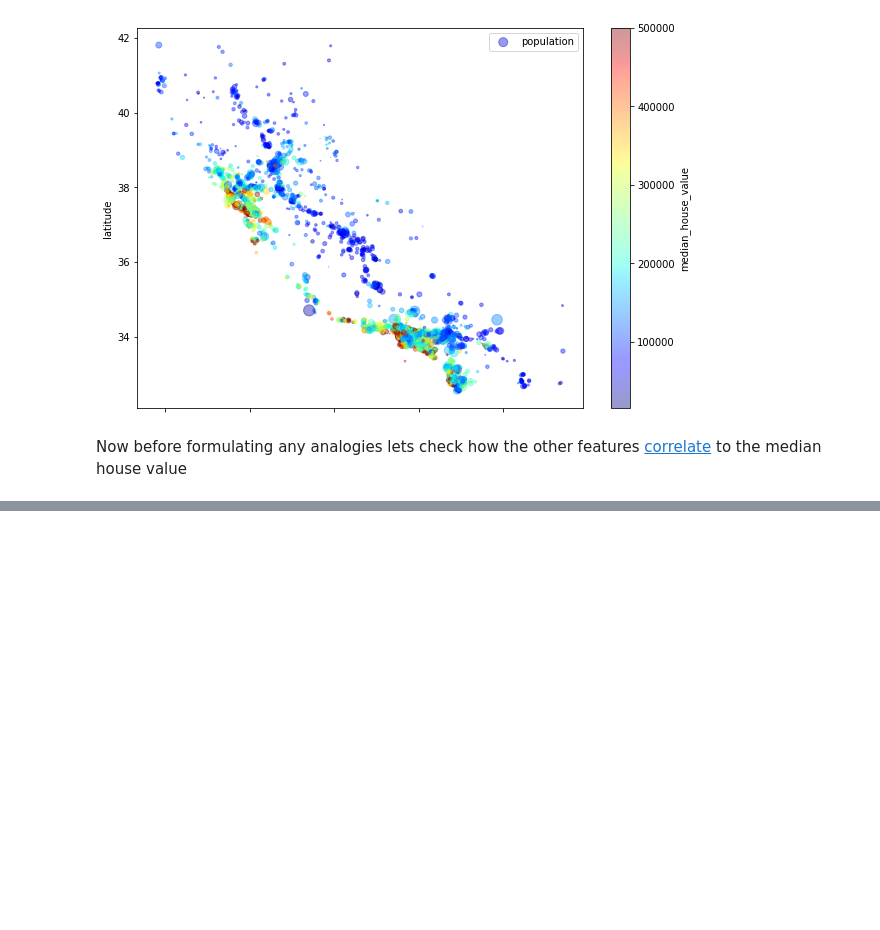
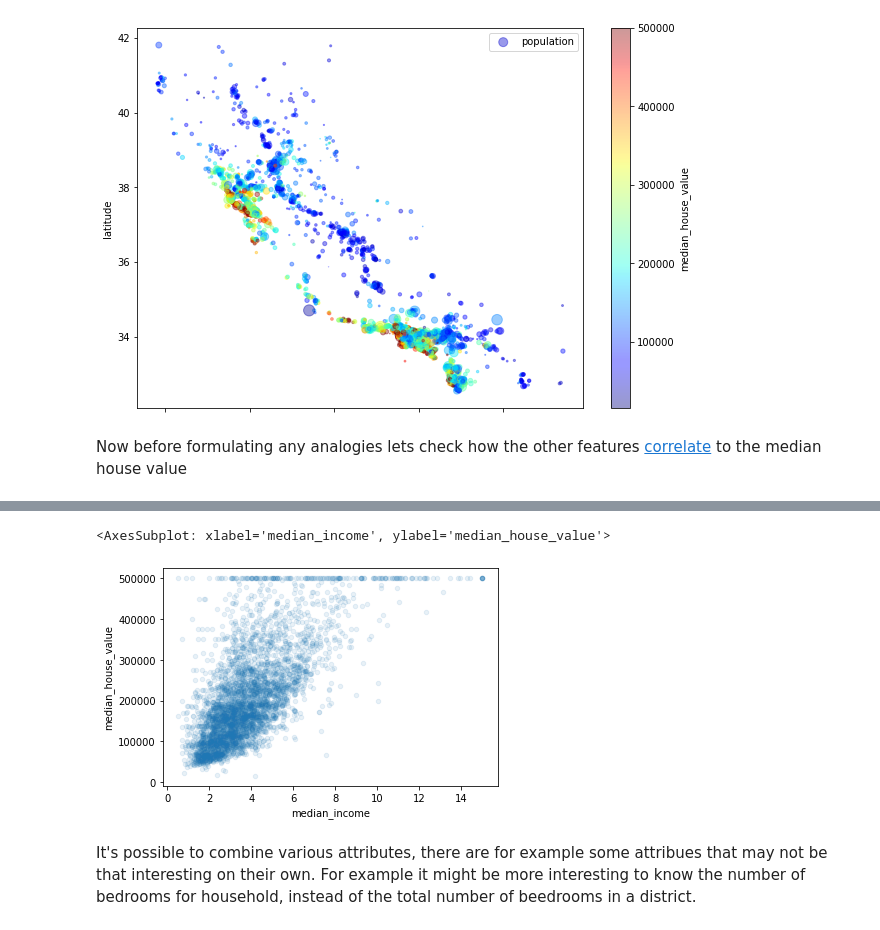
Before and after one commit to Haislich/ML, a Jupyter notebook: Housing.ipynb, the cells around one changed output, grey strips where cells are left out. Drawn from its saved outputs; the diff is of its cells as text; code cells hidden in the pictures; blank space fills up the shorter version.

```diff
--- a/Housing.ipynb
+++ b/Housing.ipynb
@@ -143,0 +158,8 @@ Now before formulating any analogies lets check how the other features [correlat
+# %%
+dataset.plot(kind ="scatter", x =  "median_income", y ="median_house_value", alpha= 0.1)
+# %% [output]
+<AxesSubplot: xlabel='median_income', ylabel='median_house_value'>
+[figure, added]
+# %% [markdown]
+It's possible to combine various attributes, there are for example some attribues that may not be that interesting on their own.
+For example it might be more interesting to know the number of bedrooms for household, instead of the total number of beedrooms in a district.
```
Also changed, not shown: parts of 29 cells of this notebook, 1 other file.
